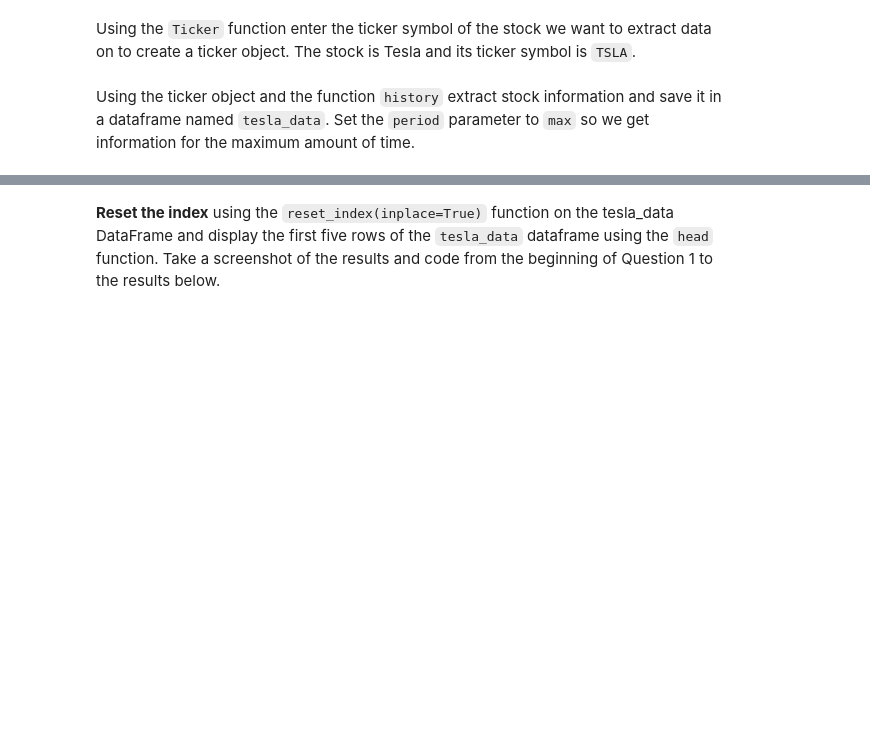
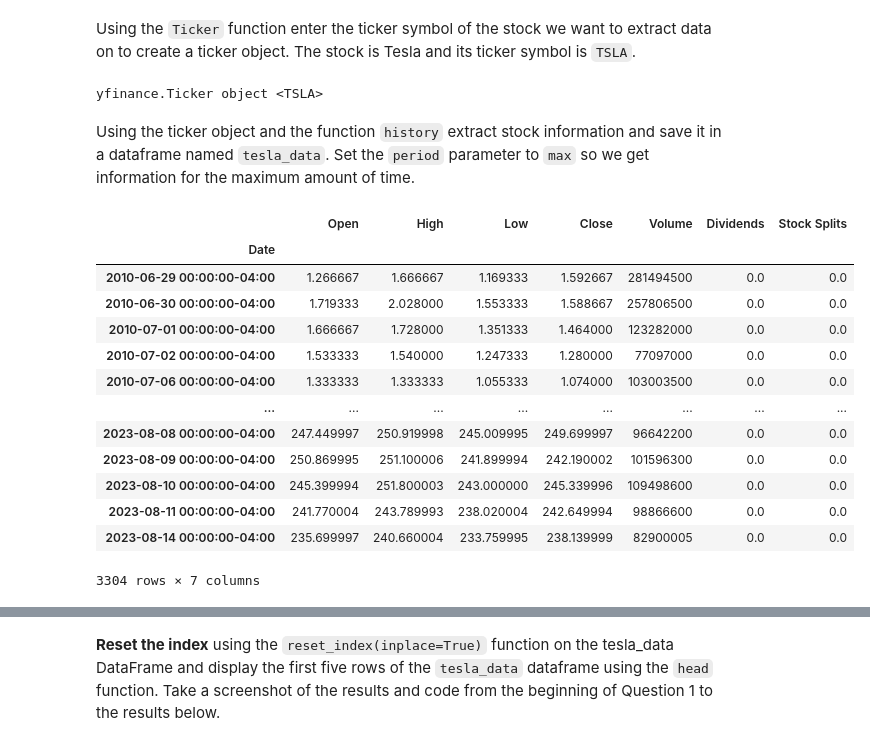
Before and after one commit to EIDSTER/coursera, a Jupyter notebook: Final Assignment.ipynb, the cells around one changed output, grey strips where cells are left out. Cells and saved outputs as stored; diff of their text form; code cells hidden in the pictures; blank space fills up the shorter version.

```diff
--- a/Final Assignment.ipynb
+++ b/Final Assignment.ipynb
@@ -63,5 +63,30 @@ def make_graph(stock_data, revenue_data, stock):
 ## Question 1: Use yfinance to Extract Stock Data
 # %% [markdown]
 Using the `Ticker` function enter the ticker symbol of the stock we want to extract data on to create a ticker object. The stock is Tesla and its ticker symbol is `TSLA`.
+# %%
+ticker = yf.Ticker('TSLA')
+
+ticker
+# %% [output]
+yfinance.Ticker object <TSLA>
 # %% [markdown]
 Using the ticker object and the function `history` extract stock information and save it in a dataframe named `tesla_data`. Set the `period` parameter to `max` so we get information for the maximum amount of time.
+# %%
+tesla_data = ticker.history(period='max')
+
+tesla_data
+# %% [output]
+|  | Open | High | Low | Close | Volume | Dividends | Stock Splits |
+| Date |  |  |  |  |  |  |  |
+| 2010-06-29 00:00:00-04:00 | 1.266667 | 1.666667 | 1.169333 | 1.592667 | 281494500 | 0.0 | 0.0 |
+| 2010-06-30 00:00:00-04:00 | 1.719333 | 2.028000 | 1.553333 | 1.588667 | 257806500 | 0.0 | 0.0 |
+| 2010-07-01 00:00:00-04:00 | 1.666667 | 1.728000 | 1.351333 | 1.464000 | 123282000 | 0.0 | 0.0 |
+| 2010-07-02 00:00:00-04:00 | 1.533333 | 1.540000 | 1.247333 | 1.280000 | 77097000 | 0.0 | 0.0 |
+| 2010-07-06 00:00:00-04:00 | 1.333333 | 1.333333 | 1.055333 | 1.074000 | 103003500 | 0.0 | 0.0 |
+| ... | ... | ... | ... | ... | ... | ... | ... |
+| 2023-08-08 00:00:00-04:00 | 247.449997 | 250.919998 | 245.009995 | 249.699997 | 96642200 | 0.0 | 0.0 |
+| 2023-08-09 00:00:00-04:00 | 250.869995 | 251.100006 | 241.899994 | 242.190002 | 101596300 | 0.0 | 0.0 |
+| 2023-08-10 00:00:00-04:00 | 245.399994 | 251.800003 | 243.000000 | 245.339996 | 109498600 | 0.0 | 0.0 |
+| 2023-08-11 00:00:00-04:00 | 241.770004 | 243.789993 | 238.020004 | 242.649994 | 98866600 | 0.0 | 0.0 |
+| 2023-08-14 00:00:00-04:00 | 235.699997 | 240.660004 | 233.759995 | 238.139999 | 82900005 | 0.0 | 0.0 |
+3304 rows × 7 columns
```
Also changed, not shown: parts of 8 cells of this notebook.
